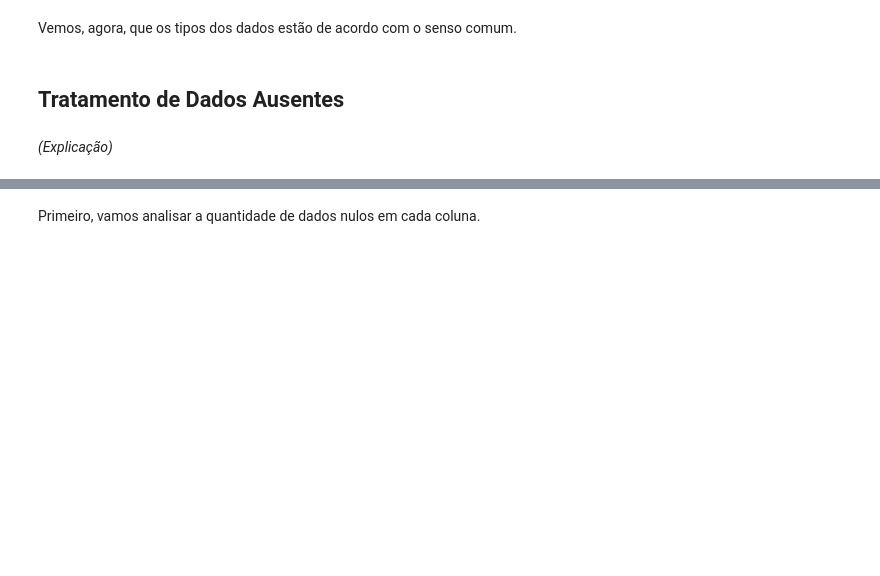
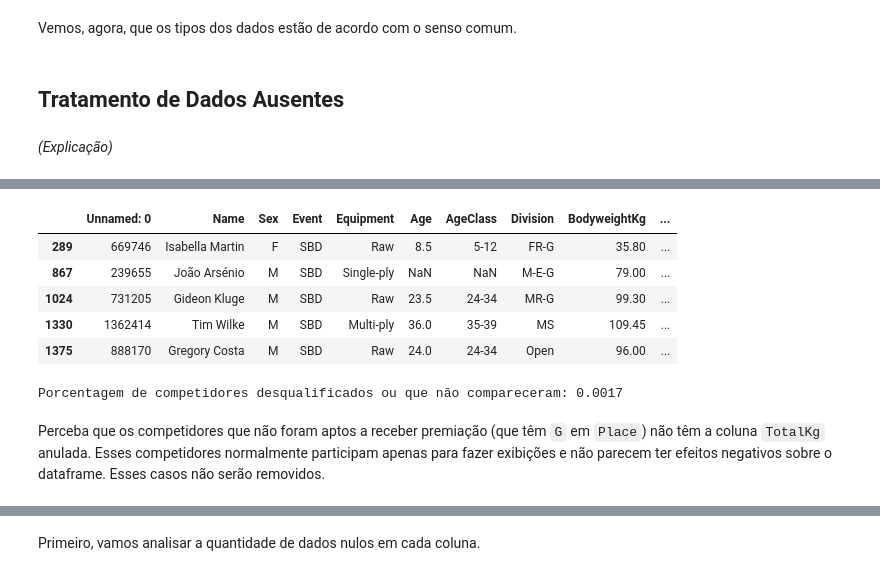
Before and after one commit to RafaelBNN/if697, a Jupyter notebook: ProjetoIF697.ipynb, the cells around one changed output, grey strips where cells are left out. Saved outputs shown, nothing was run; the diff lists cells and outputs as text; code cells hidden in the pictures; blank space fills up the shorter version.

```diff
--- a/ProjetoIF697.ipynb
+++ b/ProjetoIF697.ipynb
@@ -165,0 +213,16 @@ Vemos, agora, que os tipos dos dados estão de acordo com o senso comum.
+# %%
+df[df['Place']=='G'].head()
+# %% [output]
+|  | Unnamed: 0 | Name | Sex | Event | Equipment | Age | AgeClass | Division | BodyweightKg | ... |
+| 289 | 669746 | Isabella Martin | F | SBD | Raw | 8.5 | 5-12 | FR-G | 35.80 | ... |
+| 867 | 239655 | João Arsénio | M | SBD | Single-ply | NaN | NaN | M-E-G | 79.00 | ... |
+| 1024 | 731205 | Gideon Kluge | M | SBD | Raw | 23.5 | 24-34 | MR-G | 99.30 | ... |
+| 1330 | 1362414 | Tim Wilke | M | SBD | Multi-ply | 36.0 | 35-39 | MS | 109.45 | ... |
+| 1375 | 888170 | Gregory Costa | M | SBD | Raw | 24.0 | 24-34 | Open | 96.00 | ... |
+# %%
+g = len(df[df['Place']=='G'])/len(df)
+print('Porcentagem de competidores desqualificados ou que não compareceram:', g)
+# %% [output]
+Porcentagem de competidores desqualificados ou que não compareceram: 0.0017
+# %% [markdown]
+Perceba que os competidores que não foram aptos a receber premiação (que têm `G` em `Place`) não têm a coluna `TotalKg` anulada. Esses competidores normalmente participam apenas para fazer exibições e não parecem ter efeitos negativos sobre o dataframe. Esses casos não serão removidos.
```
Also changed, not shown: parts of 35 cells of this notebook.
